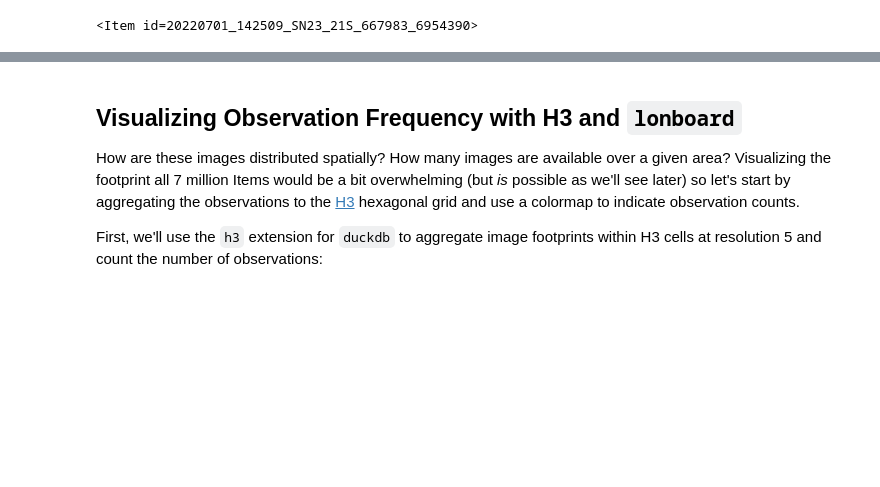
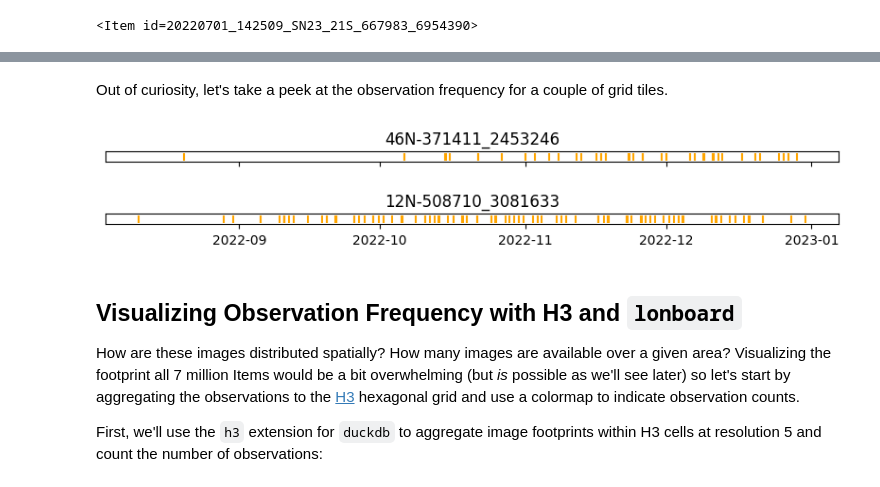
Before and after one commit to bmcandr/satellogic-earthview-stac-parquet, a Jupyter notebook: exploring-satellogic-earthview.ipynb, the cells around one changed output, grey strips where cells are left out. Cells and saved outputs as stored; diff of their text form; code cells hidden in the pictures; blank space fills up the shorter version.

```diff
--- a/exploring-satellogic-earthview.ipynb
+++ b/exploring-satellogic-earthview.ipynb
@@ -104,0 +145,15 @@ pystac.Item.from_file(con.sql(f"SELECT links::JSON -> 2 -> 'href' FROM '{earthvi
+# %%
+tile_obs_df = con.sql(f"""
+SELECT n_obs, COUNT(*) AS n_tiles
+FROM (
+    SELECT "grid:code" grid_code, COUNT(*) AS n_obs
+    FROM '{earthview_stac_uri}'
+    GROUP BY grid_code
+) sub
+GROUP BY n_obs
+ORDER BY n_obs DESC;
+""").df()
+# %%
+ax = tile_obs_df.plot(y='n_tiles', x='n_obs')
+ax.set_ylabel("# tiles")
+ax.set_xlabel("# observations")
@@ -105,3 +183,25 @@ pystac.Item.from_file(con.sql(f"SELECT links::JSON -> 2 -> 'href' FROM '{earthvi
+# %% [markdown]
+Out of curiosity, let's take a peek at the observation frequency for a couple of grid tiles.
+# %%
+tile_revisit_df = con.sql(f"""
+SELECT datetime, "grid:code" grid_code
+FROM '{earthview_stac_uri}'
+WHERE grid_code in ('12N-508710_3081633', '46N-371411_2453246')
+""").df()
+# %%
+fig, (ax1, ax2) = plt.subplots(2, 1, figsize=(10, 1), sharex=True)
+for i, (ax, tile) in enumerate(zip((ax1, ax2), tile_revisit_df["grid_code"].unique())):
+    ax.scatter(
+        x=tile_revisit_df[tile_revisit_df["grid_code"] == tile]["datetime"],
+        y=[i for _ in range(len(tile_revisit_df[tile_revisit_df["grid_code"] == tile]))],
+        marker="|",
+        color="orange",
+    )
+    ax.get_yaxis().set_visible(False)
+    ax.set_title(tile)
+plt.subplots_adjust(hspace=5)
+# %% [output]
+[figure, added]
 # %% [markdown]
 ## Visualizing Observation Frequency with H3 and `lonboard`
 
```
Also changed, not shown: parts of 26 cells of this notebook.
